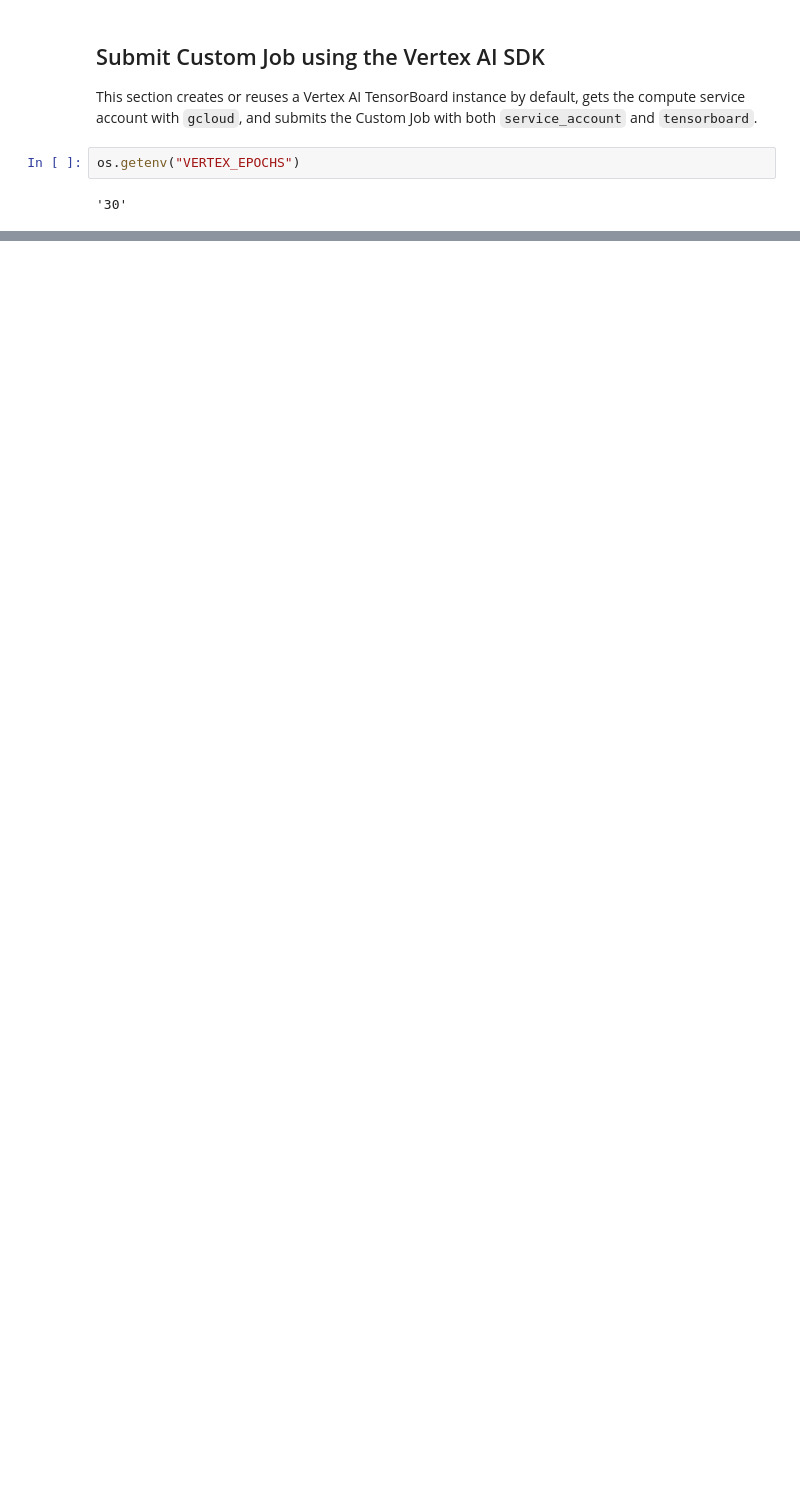
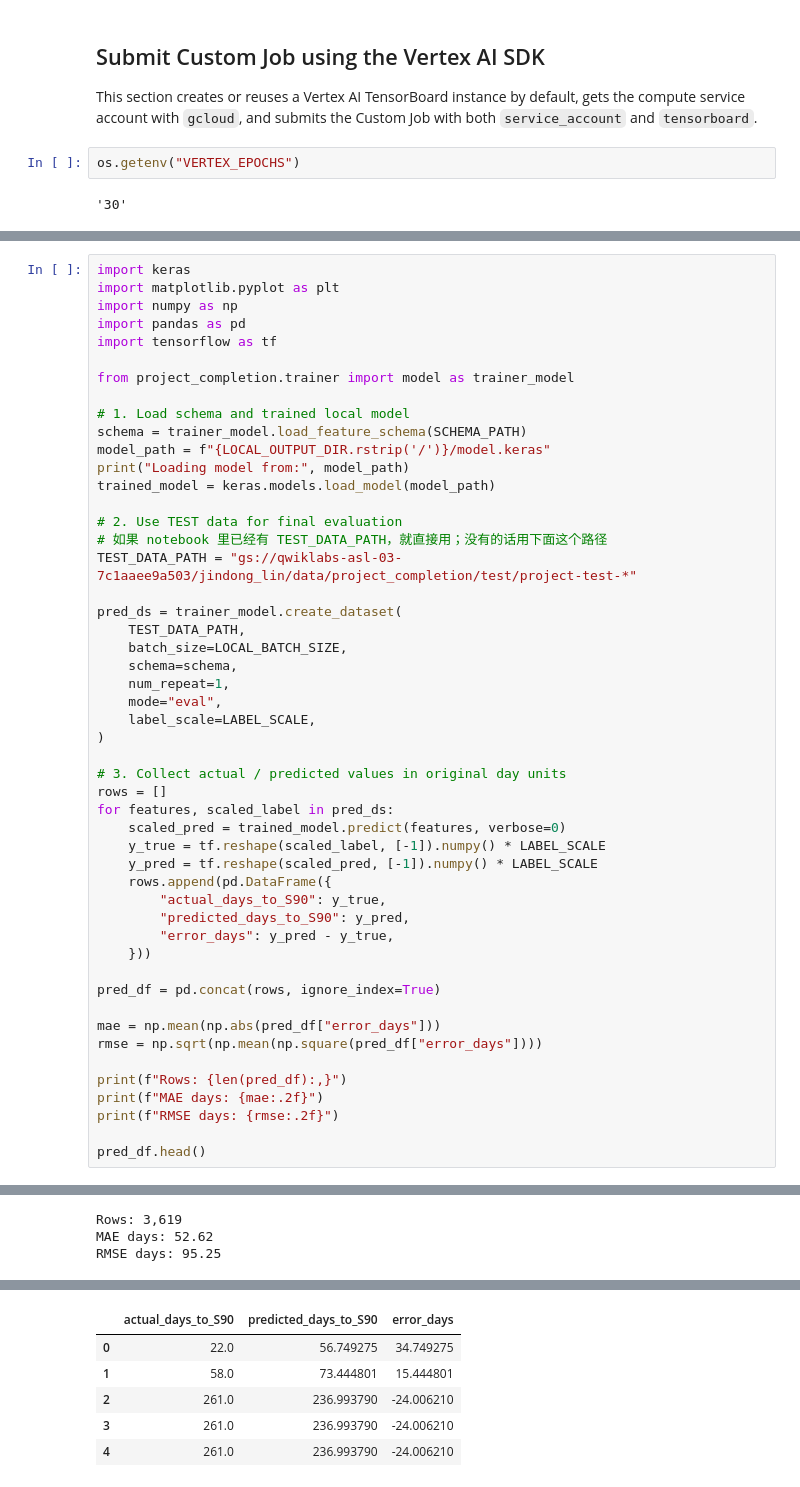
Before and after one commit to JindongLin41564/capstone-project, a Jupyter notebook: site_launch_prediction_locally_tensorboard_dataform.ipynb, the cells around one changed output, grey strips where cells are left out. Saved outputs shown, nothing was run; the diff lists cells and outputs as text; blank space fills up the shorter version.

```diff
--- a/site_launch_prediction_locally_tensorboard_dataform.ipynb
+++ b/site_launch_prediction_locally_tensorboard_dataform.ipynb
@@ -557 +450,52 @@ MODEL_OUTPUT_DIR: gs://qwiklabs-asl-03-7c1aaee9a503/project_completion/trained_d
 Vertex AI TensorBoard: projects/192763454488/locations/us-central1/tensorboards/6279198756042702848
+# %%
+import keras
+import matplotlib.pyplot as plt
+import numpy as np
+import pandas as pd
+import tensorflow as tf
+
+from project_completion.trainer import model as trainer_model
+
+# 1. Load schema and trained local model
+schema = trainer_model.load_feature_schema(SCHEMA_PATH)
+model_path = f"{LOCAL_OUTPUT_DIR.rstrip('/')}/model.keras"
+print("Loading model from:", model_path)
+trained_model = keras.models.load_model(model_path)
+
+# 2. Use TEST data for final evaluation
+# 如果 notebook 里已经有 TEST_DATA_PATH，就直接用；没有的话用下面这个路径
+TEST_DATA_PATH = "gs://qwiklabs-asl-03-7c1aaee9a503/jindong_lin/data/project_completion/test/project-test-*"
+
+pred_ds = trainer_model.create_dataset(
+    TEST_DATA_PATH,
+    batch_size=LOCAL_BATCH_SIZE,
+    schema=schema,
+    num_repeat=1,
+    mode="eval",
+    label_scale=LABEL_SCALE,
+)
+
+# 3. Collect actual / predicted values in original day units
+rows = []
+for features, scaled_label in pred_ds:
+    scaled_pred = trained_model.predict(features, verbose=0)
+    y_true = tf.reshape(scaled_label, [-1]).numpy() * LABEL_SCALE
+    y_pred = tf.reshape(scaled_pred, [-1]).numpy() * LABEL_SCALE
+    rows.append(pd.DataFrame({
+        "actual_days_to_S90": y_true,
+        "predicted_days_to_S90": y_pred,
+        "error_days": y_pred - y_true,
+    }))
+
+pred_df = pd.concat(rows, ignore_index=True)
+
+mae = np.mean(np.abs(pred_df["error_days"]))
+rmse = np.sqrt(np.mean(np.square(pred_df["error_days"])))
+
+print(f"Rows: {len(pred_df):,}")
+print(f"MAE days: {mae:.2f}")
+print(f"RMSE days: {rmse:.2f}")
+
+pred_df.head()
+# %% [output]
@@ -557,0 +516,3 @@ Vertex AI TensorBoard: projects/192763454488/locations/us-central1/tensorboards/
+Rows: 3,619
+MAE days: 52.62
+RMSE days: 95.25
@@ -557,0 +520,6 @@ Vertex AI TensorBoard: projects/192763454488/locations/us-central1/tensorboards/
+|  | actual_days_to_S90 | predicted_days_to_S90 | error_days |
+| 0 | 22.0 | 56.749275 | 34.749275 |
+| 1 | 58.0 | 73.444801 | 15.444801 |
+| 2 | 261.0 | 236.993790 | -24.006210 |
+| 3 | 261.0 | 236.993790 | -24.006210 |
+| 4 | 261.0 | 236.993790 | -24.006210 |
```
Also changed, not shown: parts of 12 cells of this notebook, 3 other files.
